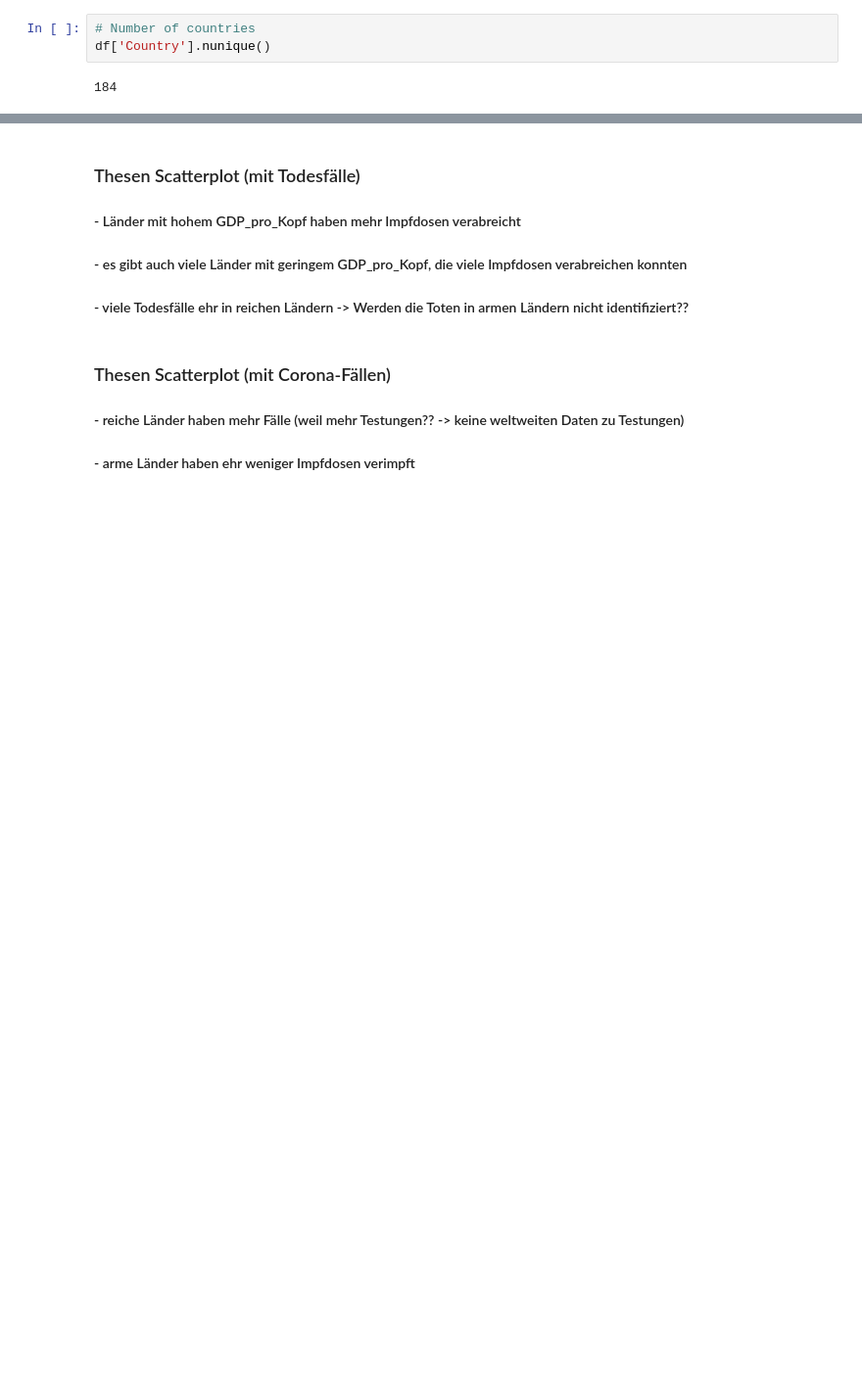
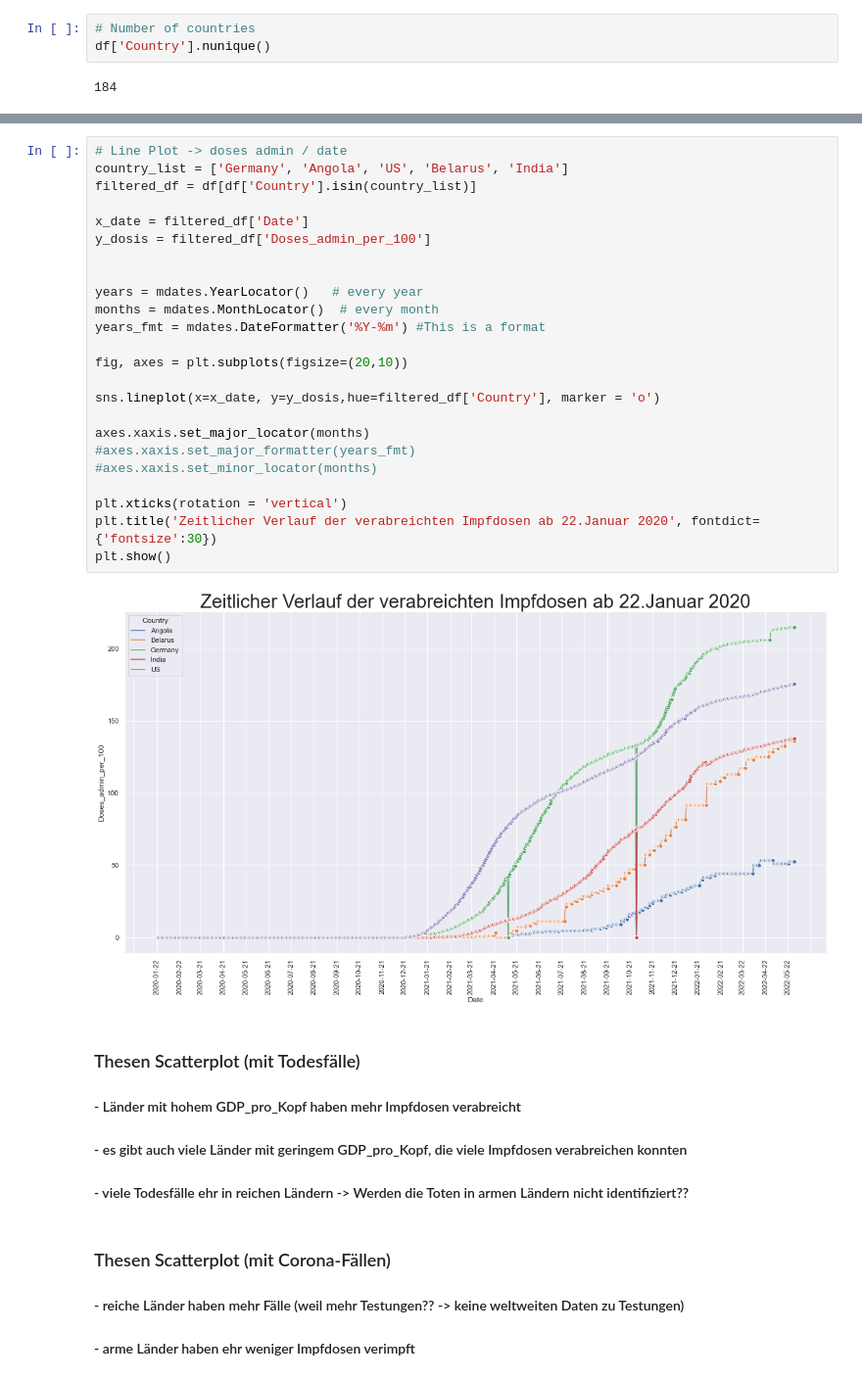
Before and after one commit to espelling/Bachelor_thesis, a Jupyter notebook: EDA.ipynb, the cells around one changed output, grey strips where cells are left out. Shown at 98% size. Cells and saved outputs as stored; diff of their text form; blank space fills up the shorter version.

```diff
--- a/EDA.ipynb
+++ b/EDA.ipynb
@@ -38,3 +50,29 @@ df['Country'].nunique()
+# %%
+# Line Plot -> doses admin / date
+country_list = ['Germany', 'Angola', 'US', 'Belarus', 'India']
+filtered_df = df[df['Country'].isin(country_list)]
+
+x_date = filtered_df['Date']
+y_dosis = filtered_df['Doses_admin_per_100']
+
+
+years = mdates.YearLocator()   # every year
+months = mdates.MonthLocator()  # every month
+years_fmt = mdates.DateFormatter('%Y-%m') #This is a format
+
+fig, axes = plt.subplots(figsize=(20,10))
+
+sns.lineplot(x=x_date, y=y_dosis,hue=filtered_df['Country'], marker = 'o')
+
+axes.xaxis.set_major_locator(months)
+#axes.xaxis.set_major_formatter(years_fmt)
+#axes.xaxis.set_minor_locator(months)
+
+plt.xticks(rotation = 'vertical')
+plt.title('Zeitlicher Verlauf der verabreichten Impfdosen ab 22.Januar 2020', fontdict={'fontsize':30})
+plt.show()
+# %% [output]
+[figure, added]
 # %% [markdown]
 ### Thesen Scatterplot (mit Todesfälle)
 #### - Länder mit hohem GDP_pro_Kopf haben mehr Impfdosen verabreicht
```
Also changed, not shown: parts of 6 cells of this notebook, 2 other files.
